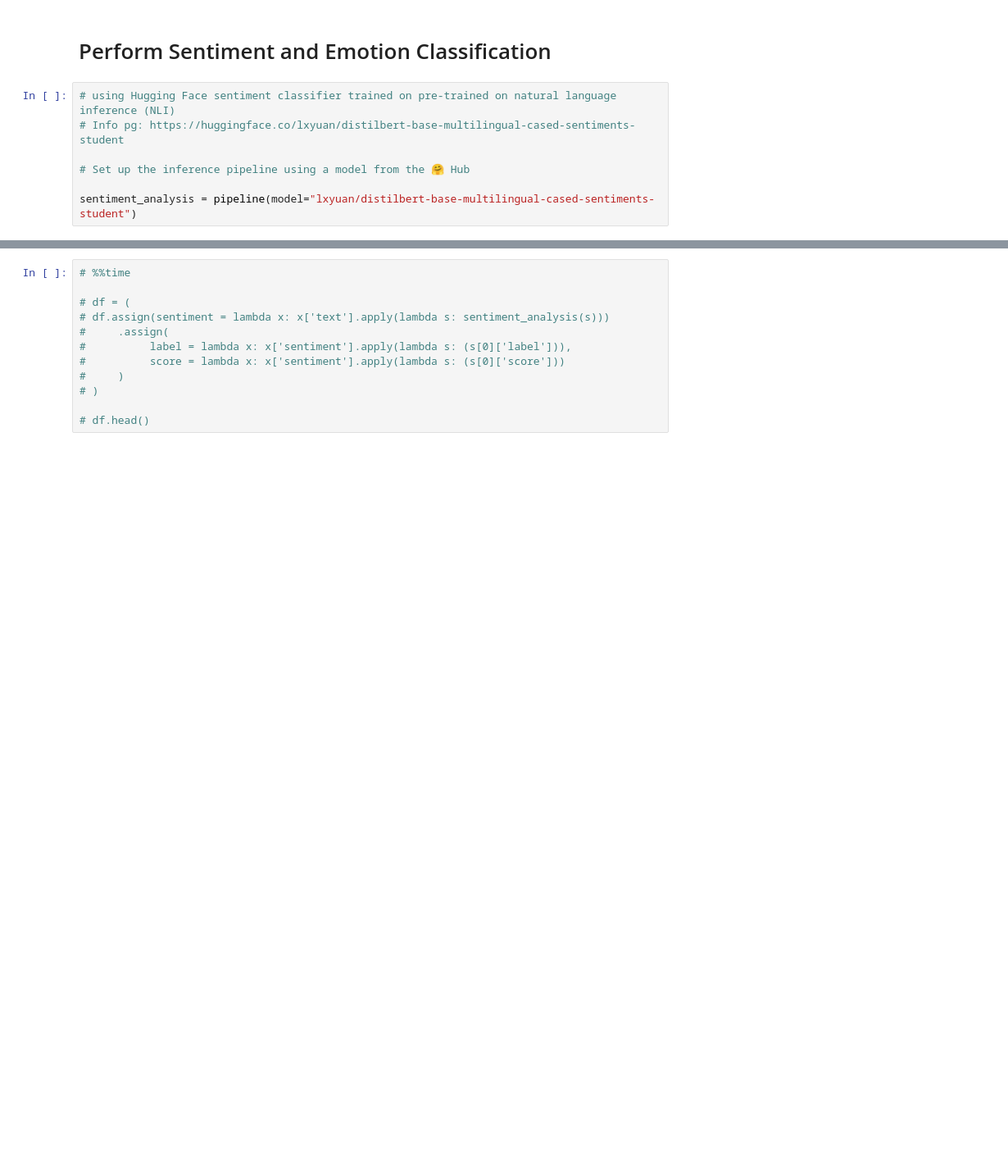
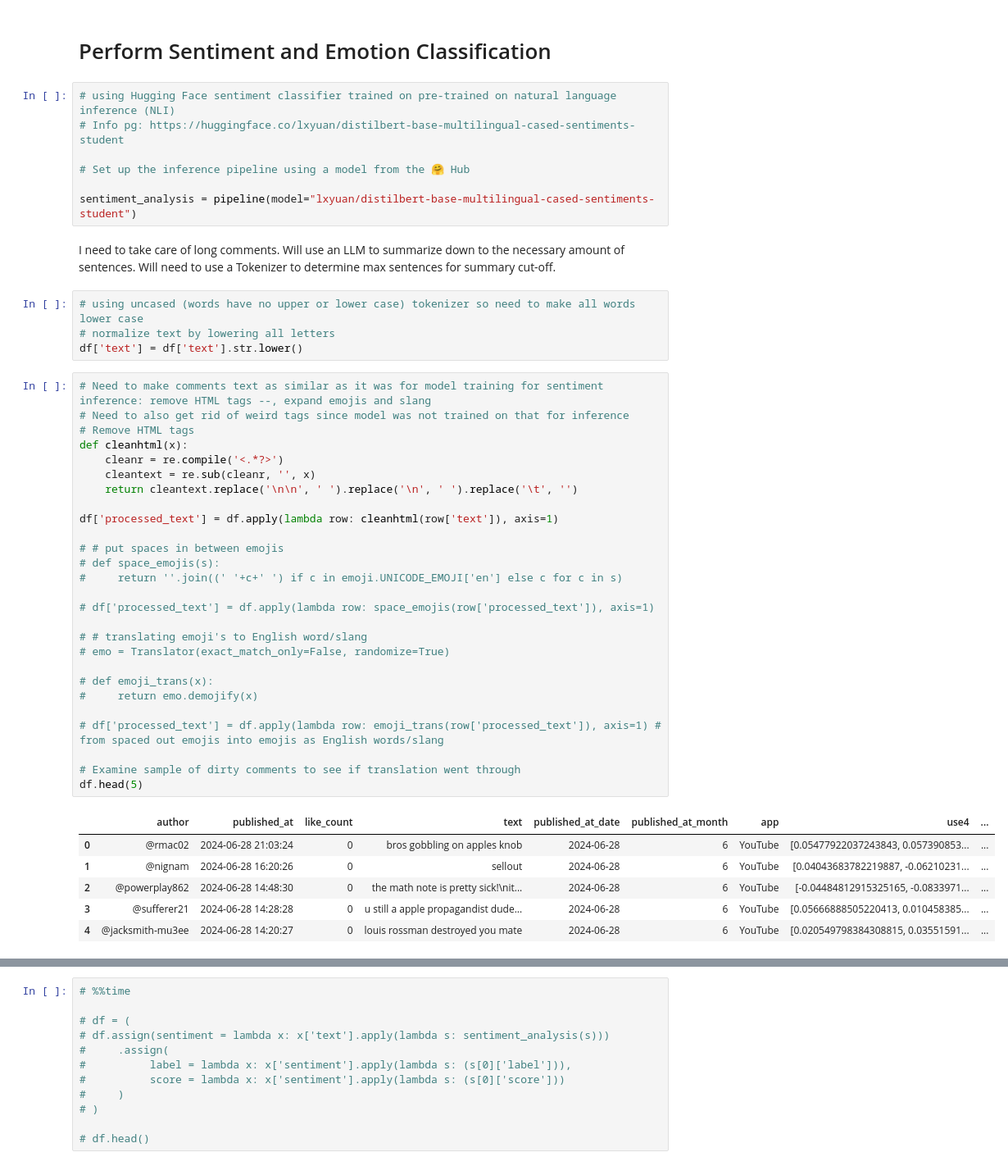
Before and after one commit to mindyng/2024-Business-Projects, a Jupyter notebook: wwdc-2024-sentiment-analysis.ipynb, the cells around one changed output, grey strips where cells are left out. Shown at 82% size. Cells and saved outputs as stored; diff of their text form; blank space fills up the shorter version.

```diff
--- a/wwdc-2024-sentiment-analysis.ipynb
+++ b/wwdc-2024-sentiment-analysis.ipynb
@@ -418,3 +434,43 @@ topic_model.visualize_heatmap()
 # Set up the inference pipeline using a model from the 🤗 Hub
 
 sentiment_analysis = pipeline(model="lxyuan/distilbert-base-multilingual-cased-sentiments-student")
+# %% [markdown]
+I need to take care of long comments. Will use an LLM to summarize down to the necessary amount of sentences. Will need to use a Tokenizer to determine max sentences for summary cut-off.
+# %%
+# using uncased (words have no upper or lower case) tokenizer so need to make all words lower case
+# normalize text by lowering all letters
+df['text'] = df['text'].str.lower()
+# %%
+# Need to make comments text as similar as it was for model training for sentiment inference: remove HTML tags --, expand emojis and slang
+# Need to also get rid of weird tags since model was not trained on that for inference
+# Remove HTML tags
+def cleanhtml(x):
+    cleanr = re.compile('<.*?>')
+    cleantext = re.sub(cleanr, '', x)
+    return cleantext.replace('\n\n', ' ').replace('\n', ' ').replace('\t', '')
+
+df['processed_text'] = df.apply(lambda row: cleanhtml(row['text']), axis=1)
+
+# # put spaces in between emojis
+# def space_emojis(s):
+#     return ''.join((' '+c+' ') if c in emoji.UNICODE_EMOJI['en'] else c for c in s)
+
+# df['processed_text'] = df.apply(lambda row: space_emojis(row['processed_text']), axis=1)
+
+# # translating emoji's to English word/slang
+# emo = Translator(exact_match_only=False, randomize=True)
+
+# def emoji_trans(x):
+#     return emo.demojify(x)
+
+# df['processed_text'] = df.apply(lambda row: emoji_trans(row['processed_text']), axis=1) # from spaced out emojis into emojis as English words/slang
+
+# Examine sample of dirty comments to see if translation went through
+df.head(5)
+# %% [output]
+|  | author | published_at | like_count | text | published_at_date | published_at_month | app | use4 | ... |
+| 0 | @rmac02 | 2024-06-28 21:03:24 | 0 | bros gobbling on apples knob | 2024-06-28 | 6 | YouTube | [0.05477922037243843, 0.057390853... | ... |
+| 1 | @nignam | 2024-06-28 16:20:26 | 0 | sellout | 2024-06-28 | 6 | YouTube | [0.04043683782219887, -0.06210231... | ... |
+| 2 | @powerplay862 | 2024-06-28 14:48:30 | 0 | the math note is pretty sick!\nit... | 2024-06-28 | 6 | YouTube | [-0.04484812915325165, -0.0833971... | ... |
+| 3 | @sufferer21 | 2024-06-28 14:28:28 | 0 | u still a apple propagandist dude... | 2024-06-28 | 6 | YouTube | [0.05666888505220413, 0.010458385... | ... |
+| 4 | @jacksmith-mu3ee | 2024-06-28 14:20:27 | 0 | louis rossman destroyed you mate | 2024-06-28 | 6 | YouTube | [0.020549798384308815, 0.03551591... | ... |
```
Also changed, not shown: parts of 22 cells of this notebook.
